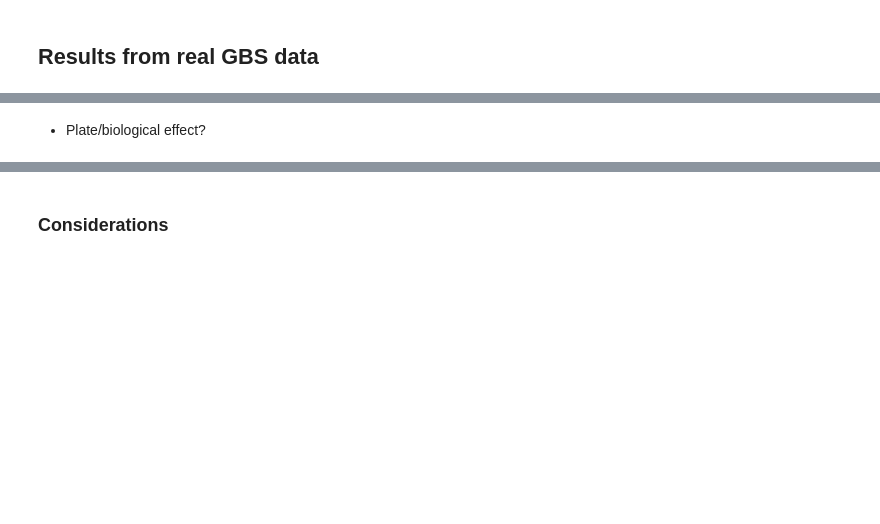
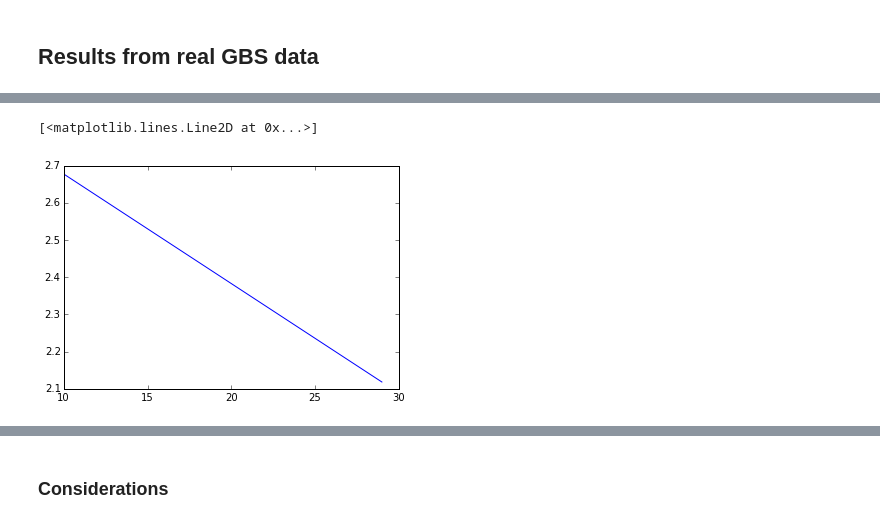
Before and after one commit to digitase/brachy_khmer, a Jupyter notebook: doc/brachy_khmer.ipynb, the cells around one changed output, grey strips where cells are left out. Drawn from its saved outputs; the diff is of its cells as text; code cells hidden in the pictures; blank space fills up the shorter version.

```diff
--- a/doc/brachy_khmer.ipynb
+++ b/doc/brachy_khmer.ipynb
@@ -574,2 +556,11 @@ display(Image(filename="bd1_gbs/bd_1F9.k25.png"), Image(filename="bd6_gbs/bd_6F1
-# %% [markdown]
-- Plate/biological effect?
+# %%
+%matplotlib inline
+import matplotlib.pyplot as plt
+# Can we improve kmer coverage by hashing at a lower k?
+# Not really.
+plt.plot(range(10, 30),
+         [get_estimated_coverage(num_read_pairs=4e6, genome_len=genome_len, k=k)[1]
+         for k in range(10, 30)])
+# %% [output]
+[<matplotlib.lines.Line2D at 0x...>]
+[figure, added]
```
Also changed, not shown: parts of 22 cells of this notebook, 2 other files.
